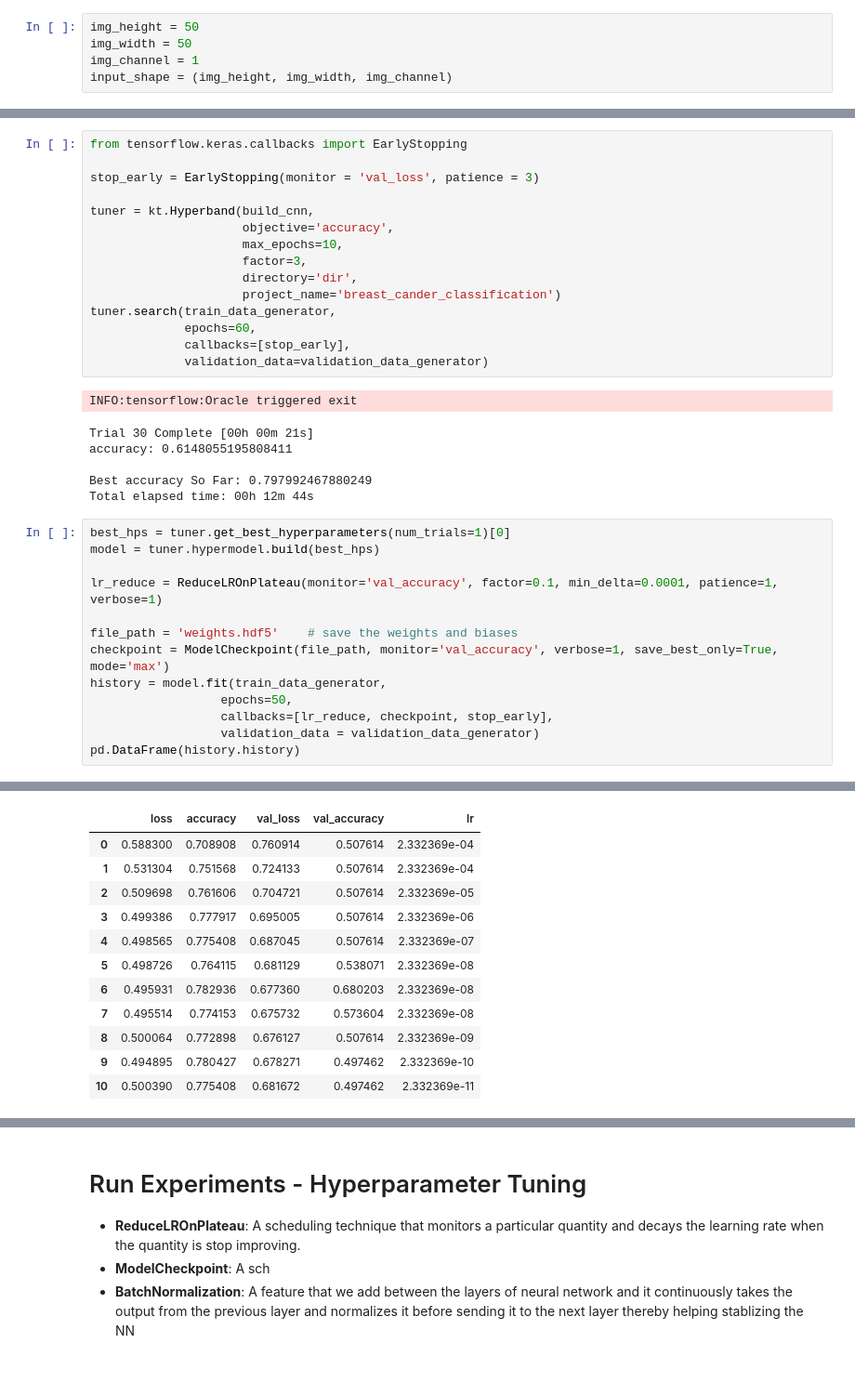
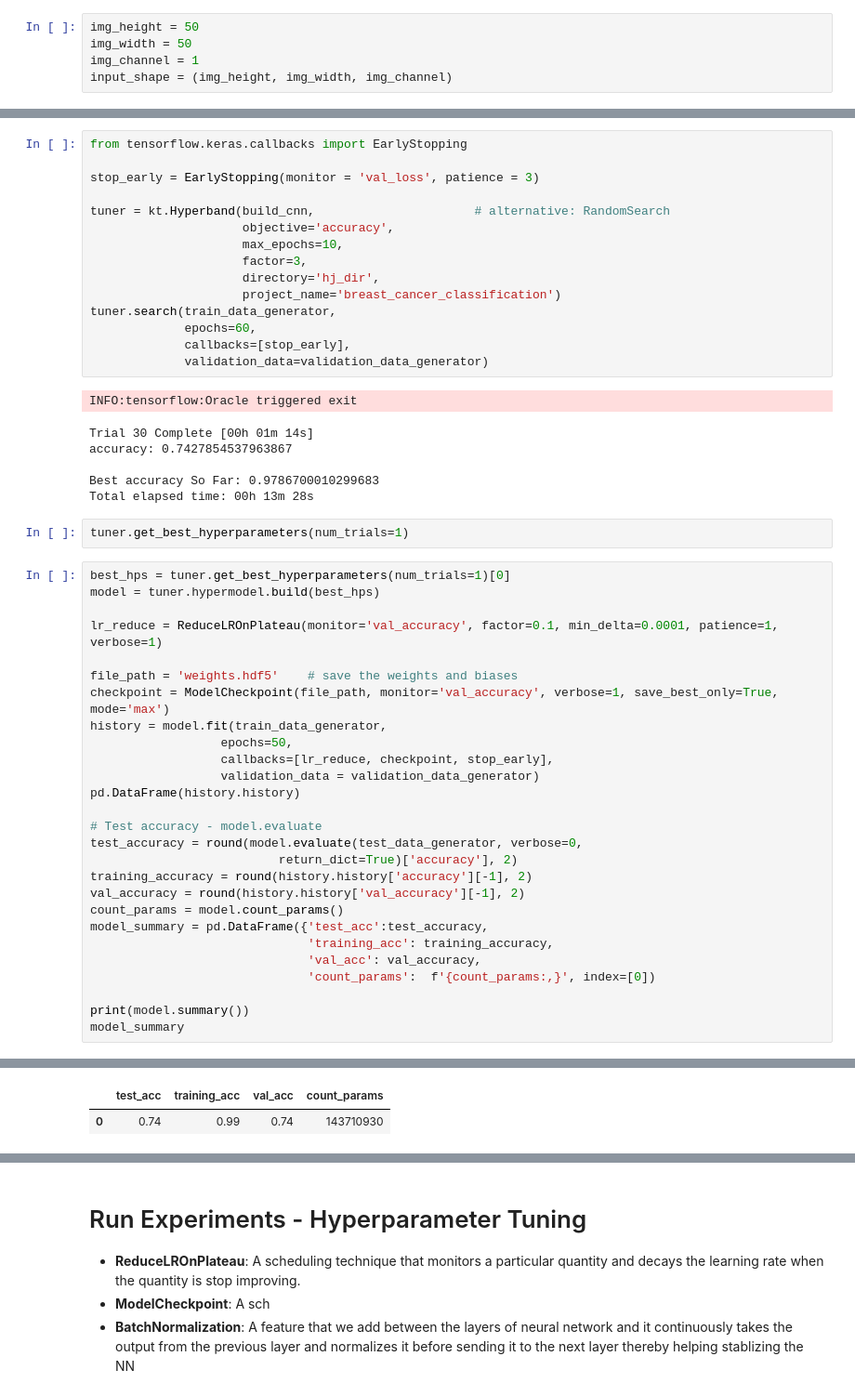
Before and after one commit to heesukjang/W207_AppliedML_Fall2022, a Jupyter notebook: Final_HyperparamTuning_ImageAug_CM_CR_ROCcurve_IDC_Prediction_heesuk.ipynb, the cells around one changed output, grey strips where cells are left out. Shown at 93% size. Saved outputs shown, nothing was run; the diff lists cells and outputs as text; blank space fills up the shorter version.

```diff
--- a/Final_HyperparamTuning_ImageAug_CM_CR_ROCcurve_IDC_Prediction_heesuk.ipynb
+++ b/Final_HyperparamTuning_ImageAug_CM_CR_ROCcurve_IDC_Prediction_heesuk.ipynb
@@ -635,23 +497,25 @@ from tensorflow.keras.callbacks import EarlyStopping
 
 stop_early = EarlyStopping(monitor = 'val_loss', patience = 3)
 
-tuner = kt.Hyperband(build_cnn,
+tuner = kt.Hyperband(build_cnn,                      # alternative: RandomSearch
                      objective='accuracy',
                      max_epochs=10,
                      factor=3,
-                     directory='dir',
-                     project_name='breast_cander_classification')
+                     directory='hj_dir',
+                     project_name='breast_cancer_classification')
 tuner.search(train_data_generator,
              epochs=60,
              callbacks=[stop_early],
              validation_data=validation_data_generator)
 # %% [output]
 INFO:tensorflow:Oracle triggered exit
-Trial 30 Complete [00h 00m 21s]
-accuracy: 0.6148055195808411
+Trial 30 Complete [00h 01m 14s]
+accuracy: 0.7427854537963867
 
-Best accuracy So Far: 0.797992467880249
-Total elapsed time: 00h 12m 44s
+Best accuracy So Far: 0.9786700010299683
+Total elapsed time: 00h 13m 28s
+# %%
+tuner.get_best_hyperparameters(num_trials=1)
 # %%
 best_hps = tuner.get_best_hyperparameters(num_trials=1)[0]
 model = tuner.hypermodel.build(best_hps)
@@ -665,4 +529,18 @@ history = model.fit(train_data_generator,
                   callbacks=[lr_reduce, checkpoint, stop_early],
                   validation_data = validation_data_generator)
 pd.DataFrame(history.history)
+
+# Test accuracy - model.evaluate
+test_accuracy = round(model.evaluate(test_data_generator, verbose=0,
+                          return_dict=True)['accuracy'], 2)
+training_accuracy = round(history.history['accuracy'][-1], 2)
+val_accuracy = round(history.history['val_accuracy'][-1], 2)
+count_params = model.count_params()
+model_summary = pd.DataFrame({'test_acc':test_accuracy,
+                              'training_acc': training_accuracy,
+                              'val_acc': val_accuracy,
+                              'count_params':  f'{count_params:,}', index=[0])
+
+print(model.summary())
+model_summary
 # %% [output]
@@ -686,12 +564,2 @@ Epoch 11: val_accuracy did not improve from 0.68020
-|  | loss | accuracy | val_loss | val_accuracy | lr |
-| 0 | 0.588300 | 0.708908 | 0.760914 | 0.507614 | 2.332369e-04 |
-| 1 | 0.531304 | 0.751568 | 0.724133 | 0.507614 | 2.332369e-04 |
-| 2 | 0.509698 | 0.761606 | 0.704721 | 0.507614 | 2.332369e-05 |
-| 3 | 0.499386 | 0.777917 | 0.695005 | 0.507614 | 2.332369e-06 |
-| 4 | 0.498565 | 0.775408 | 0.687045 | 0.507614 | 2.332369e-07 |
-| 5 | 0.498726 | 0.764115 | 0.681129 | 0.538071 | 2.332369e-08 |
-| 6 | 0.495931 | 0.782936 | 0.677360 | 0.680203 | 2.332369e-08 |
-| 7 | 0.495514 | 0.774153 | 0.675732 | 0.573604 | 2.332369e-08 |
-| 8 | 0.500064 | 0.772898 | 0.676127 | 0.507614 | 2.332369e-09 |
-| 9 | 0.494895 | 0.780427 | 0.678271 | 0.497462 | 2.332369e-10 |
-| 10 | 0.500390 | 0.775408 | 0.681672 | 0.497462 | 2.332369e-11 |
+|  | test_acc | training_acc | val_acc | count_params |
+| 0 | 0.74 | 0.99 | 0.74 | 143710930 |
```
Also changed, not shown: parts of 14 cells of this notebook.
